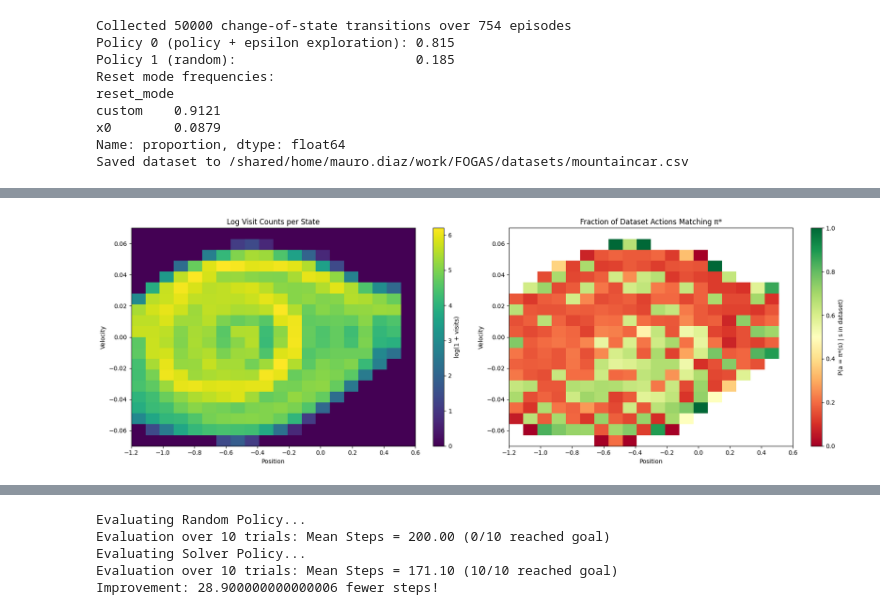
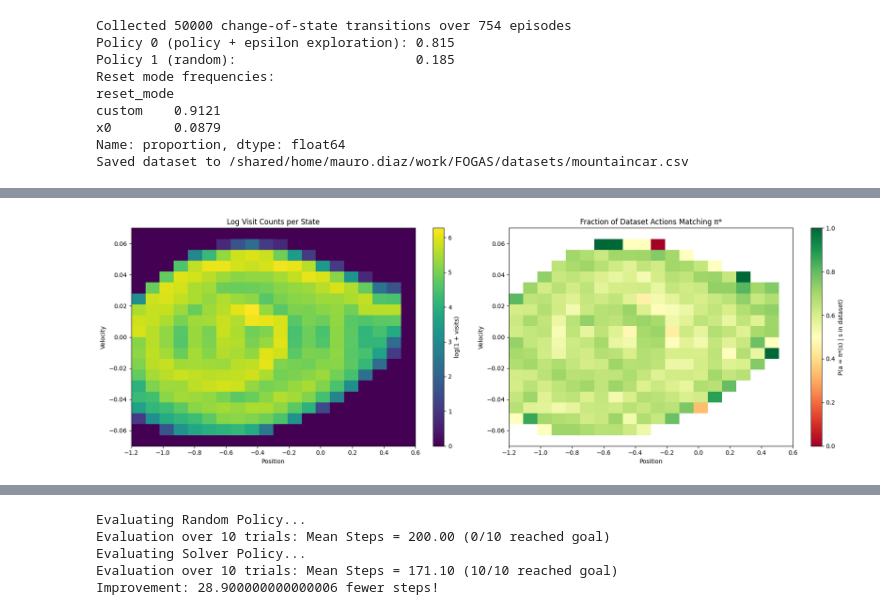
Before and after one commit to maaurod/FOGAS, a Jupyter notebook: testing_vectorized/MountainCar_rebuilt.ipynb, the cells around one changed output, grey strips where cells are left out. Drawn from its saved outputs; the diff is of its cells as text; code cells hidden in the pictures.

```diff
--- a/testing_vectorized/MountainCar_rebuilt.ipynb
+++ b/testing_vectorized/MountainCar_rebuilt.ipynb
@@ -138,12 +140,15 @@ actions = torch.arange(N_ACTIONS, dtype=torch.int64)
 BIN_EDGES = state_disc.bin_edges
 BIN_CENTERS = state_disc.bin_centers
 
+def obs_to_state_id_nonterminal(obs):
+    return state_disc.multi_bin_to_state_id(state_disc.obs_to_multi_bin(obs))
+
 clip_obs = state_disc.clip
 is_goal_obs = state_disc.is_terminal_obs
 obs_to_multi_bin = state_disc.obs_to_multi_bin
 multi_bin_to_state_id = state_disc.multi_bin_to_state_id
 state_id_to_multi_bin = state_disc.state_id_to_multi_bin
-obs_to_state_id = state_disc.obs_to_state_id
+obs_to_state_id = obs_to_state_id_nonterminal
 state_id_to_center_obs = state_disc.state_id_to_center_obs
 
 action_id_to_label = action_disc.action_id_to_label
@@ -1100,70 +1105,84 @@ Saved dataset to /shared/home/mauro.diaz/work/FOGAS/datasets/mountaincar.csv
 # %%
-# ── 2. Build the analyzer ────────────────────────────────────────────────────
 analyzer = DatasetAnalyzer(DATASET_PATH)
 
-# ── 3. Global summary ────────────────────────────────────────────────────────
-analyzer.summary(n_states=N_STATES, n_actions=N_ACTIONS)
+analyzer.summary(
+    n_states=state_disc.n_states,
+    n_actions=action_disc.n_actions,
+)
 
-# ── 4. Feature coverage ratio w.r.t. optimal policy (the key FOGAS metric) ──
 ratio = analyzer.feature_coverage_ratio(
     mdp=mdp,
+    policy=pi_matrix_ql,
     beta=1e-3,
-    use_optimal_policy=True,   # uses mdp.pi_star
-    verbose=True,
-    return_details=False,
+    use_optimal_policy=False,
 )
+
 print(f"\nCoverage ratio: {ratio:.4f}")
 
-# ── 5. State coverage in phase space ─────────────────────────────────────────
-CORE_STATE_COUNT = int(np.prod(STATE_BINS))
+CORE_STATE_COUNT = state_disc.core_state_count
+STATE_BINS = state_disc.bins
+BIN_EDGES = state_disc.bin_edges
 
 visited_states = set(df["state"].unique())
-all_states     = set(range(CORE_STATE_COUNT))
-unvisited      = all_states - visited_states
+all_states = set(range(CORE_STATE_COUNT))
+unvisited = all_states - visited_states
 
-print(f"\nState coverage:  {len(visited_states)}/{CORE_STATE_COUNT}  "
-      f"({100*len(visited_states)/CORE_STATE_COUNT:.1f}%)")
+print(
+    f"\nState coverage: {len(visited_states)}/{CORE_STATE_COUNT} "
+    f"({100 * len(visited_states) / CORE_STATE_COUNT:.1f}%)"
+)
 print(f"Unvisited states: {len(unvisited)}")
 
-# ── 6. Visited / unvisited map in phase space ─────────────────────────────────
-visit_count_grid  = np.zeros(tuple(STATE_BINS), dtype=np.int64)
+visit_count_grid = np.zeros(tuple(STATE_BINS), dtype=np.int64)
 optimal_match_grid = np.full(tuple(STATE_BINS), fill_value=np.nan)
 
-greedy_actions = torch.argmax(mdp.pi_star.reshape(N_STATES, N_ACTIONS), dim=1).cpu().numpy()
+greedy_actions = torch.argmax(
+    torch.as_tensor(pi_matrix_ql, dtype=torch.float64).reshape(
+        state_disc.n_states, action_disc.n_actions
+    ),
+    dim=1,
+).cpu().numpy()
+
 
 for s in all_states:
-    i, j          = state_id_to_multi_bin(s)
+    i, j = state_disc.state_id_to_multi_bin(s)
     visit_count_grid[i, j] = analyzer.count_state(s)
 
 for s in visited_states:
     if s >= CORE_STATE_COUNT:
         continue
-    i, j = state_id_to_multi_bin(s)
-    # fraction of visits in state s where dataset action == optimal action
+
+    i, j = state_disc.state_id_to_multi_bin(s)
     total = analyzer.count_state(s)
     on_policy = analyzer.count_pair(s, int(greedy_actions[s]))
     optimal_match_grid[i, j] = on_policy / total if total > 0 else np.nan
 
-# Plot 1 — visit counts (log scale)
 fig, axes = plt.subplots(1, 2, figsize=(18, 6))
 
 im0 = axes[0].pcolormesh(
-    BIN_EDGES[0], BIN_EDGES[1],
+    BIN_EDGES[0],
+    BIN_EDGES[1],
     np.log1p(visit_count_grid).T,
-    cmap="viridis", shading="flat",
+    cmap="viridis",
+    shading="flat",
 )
 axes[0].set_title("Log Visit Counts per State")
-axes[0].set_xlabel("Position"); axes[0].set_ylabel("Velocity")
+axes[0].set_xlabel("Position")
+axes[0].set_ylabel("Velocity")
 fig.colorbar(im0, ax=axes[0], label="log(1 + visits)")
 
-# Plot 2 — fraction of optimal action taken per visited state
 im1 = axes[1].pcolormesh(
-    BIN_EDGES[0], BIN_EDGES[1],
+    BIN_EDGES[0],
+    BIN_EDGES[1],
     optimal_match_grid.T,
-    cmap="RdYlGn", shading="flat", vmin=0, vmax=1,
+    cmap="RdYlGn",
+    shading="flat",
+    vmin=0,
+    vmax=1,
 )
 axes[1].set_title("Fraction of Dataset Actions Matching π*")
-axes[1].set_xlabel("Position"); axes[1].set_ylabel("Velocity")
+axes[1].set_xlabel("Position")
+axes[1].set_ylabel("Velocity")
 fig.colorbar(im1, ax=axes[1], label="P(a = π*(s) | s in dataset)")
 
 plt.tight_layout()
@@ -1189 +1208 @@ Unvisited states: 123
-[figure, old version]
+[figure, new version]
```
Also changed, not shown: parts of 18 cells of this notebook, 3 other files.
